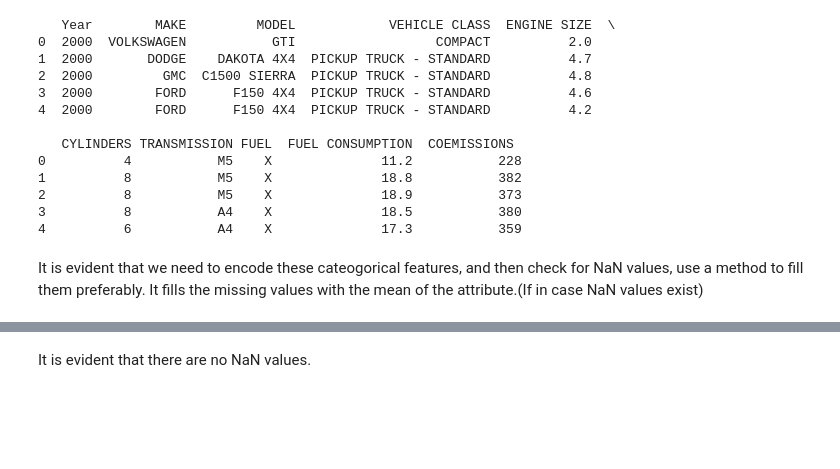
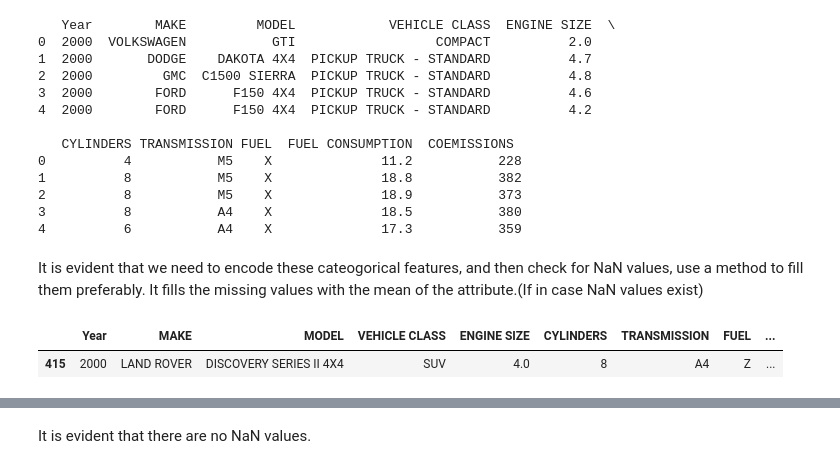
Before and after one commit to karthick-yes/Karthik_Sunil_A1, a Jupyter notebook: notebooks/data_exploration.ipynb, the cells around one changed output, grey strips where cells are left out. Saved outputs shown, nothing was run; the diff lists cells and outputs as text; code cells hidden in the pictures; blank space fills up the shorter version.

```diff
--- a/notebooks/data_exploration.ipynb
+++ b/notebooks/data_exploration.ipynb
@@ -28,0 +31,5 @@ It is evident that we need to encode these cateogorical features, and then check
+# %%
+data[data.duplicated()]
+# %% [output]
+|  | Year | MAKE | MODEL | VEHICLE CLASS | ENGINE SIZE | CYLINDERS | TRANSMISSION | FUEL | ... |
+| 415 | 2000 | LAND ROVER | DISCOVERY SERIES II 4X4 | SUV | 4.0 | 8 | A4 | Z | ... |
```
Also changed, not shown: parts of 11 cells of this notebook.
